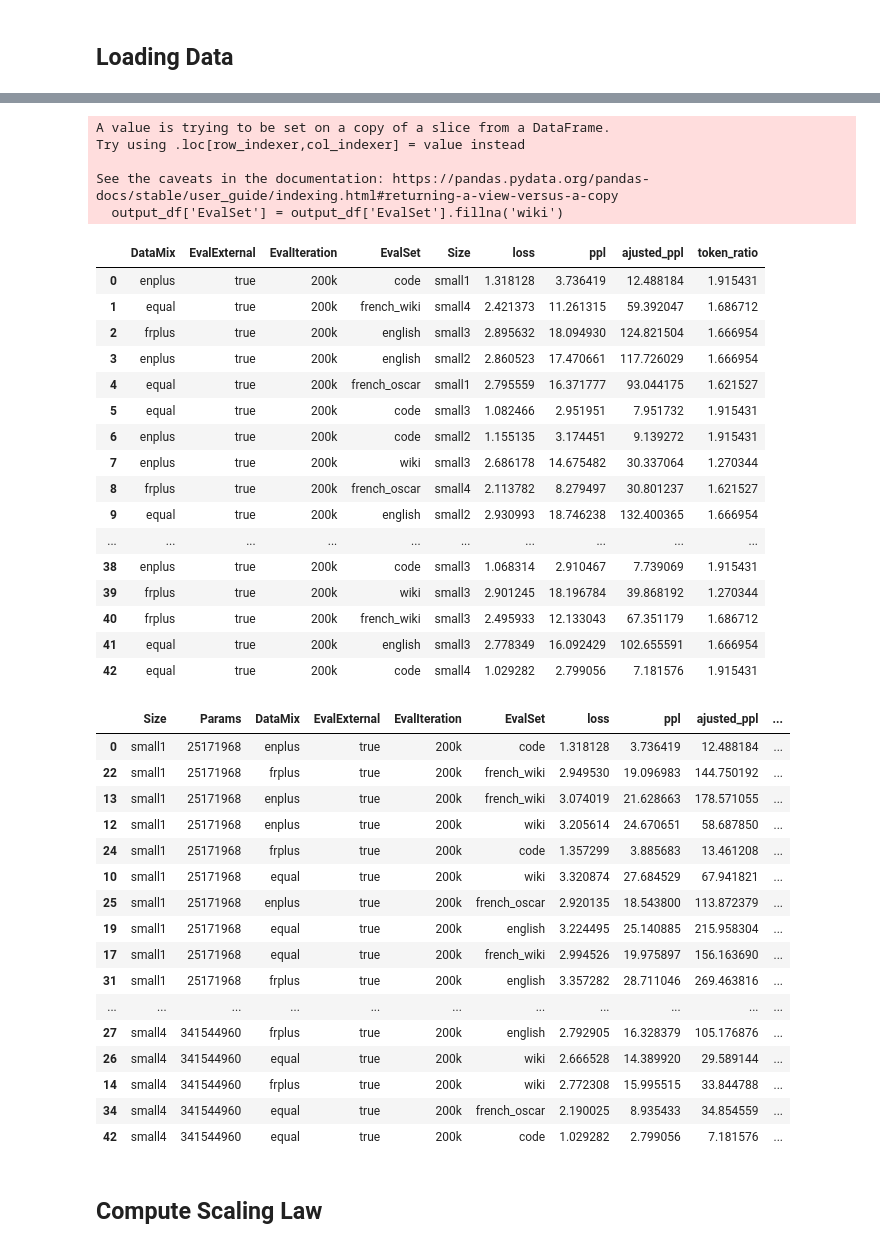
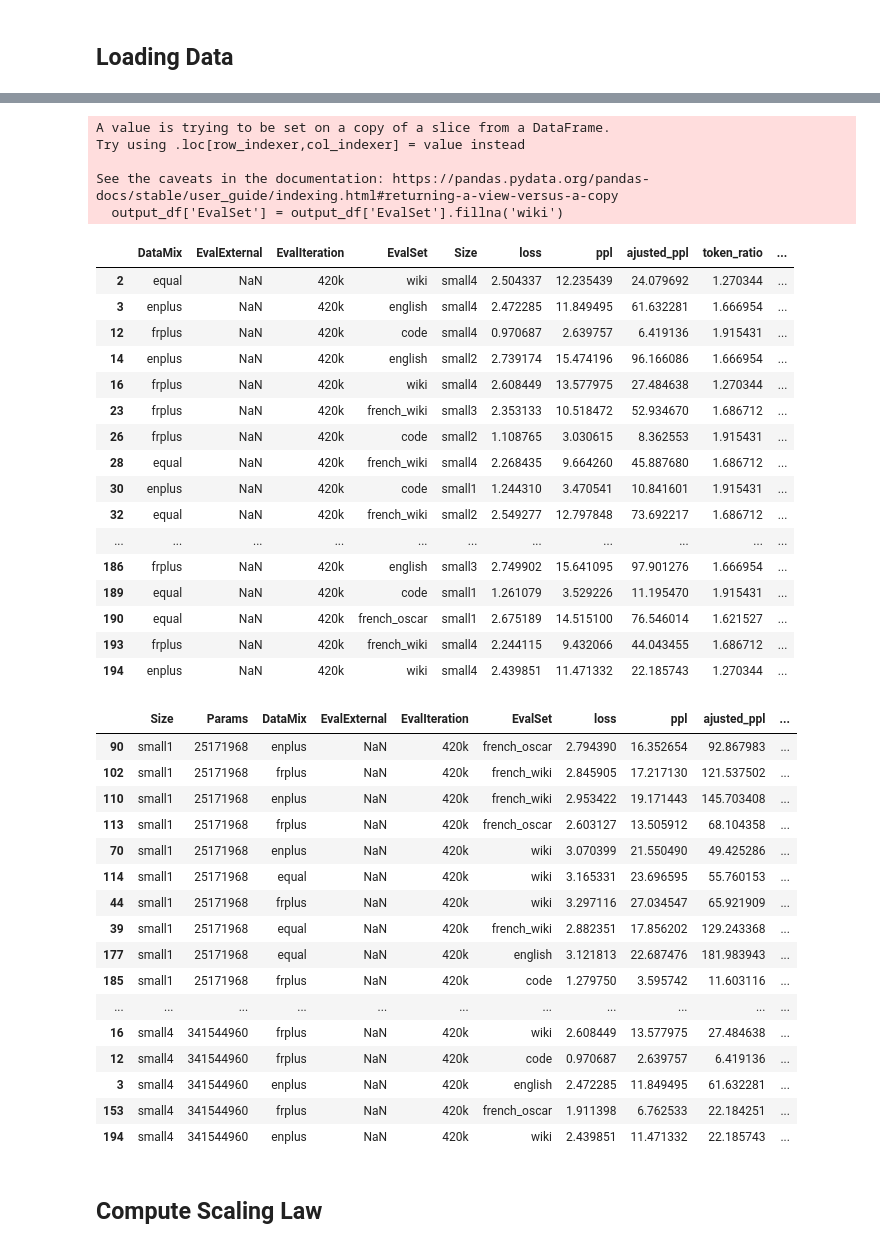
Before and after one commit to nightingal3/llm-pretraining-behaviours, a Jupyter notebook: notebooks/scaling.ipynb, the cells around one changed output, grey strips where cells are left out. Cells and saved outputs as stored; diff of their text form; code cells hidden in the pictures.

```diff
--- a/notebooks/scaling.ipynb
+++ b/notebooks/scaling.ipynb
@@ -82,35 +85,35 @@ Missing results file: /home/patrick/croissllm-evalouts/Eval/DataMix.enplus+EvalE
 # %%
 # replace NaNs with some and get of fixed step
 # output_df['EvalSet'] = output_df['EvalSet'].fillna('wiki')
-STEP="200k"
+STEP="420k"
 output_df['DataMix'] = output_df['DataMix'].fillna('equal')
 output_df = output_df[output_df['EvalIteration'] == STEP]
 #output_df['EvalSet'] = 'wiki'
 output_df['EvalSet'] = output_df['EvalSet'].fillna('wiki')
 output_df
 # %% [output]
 A value is trying to be set on a copy of a slice from a DataFrame.
 Try using .loc[row_indexer,col_indexer] = value instead
 
 See the caveats in the documentation: https://pandas.pydata.org/pandas-docs/stable/user_guide/indexing.html#returning-a-view-versus-a-copy
   output_df['EvalSet'] = output_df['EvalSet'].fillna('wiki')
-|  | DataMix | EvalExternal | EvalIteration | EvalSet | Size | loss | ppl | ajusted_ppl | token_ratio |
-| 0 | enplus | true | 200k | code | small1 | 1.318128 | 3.736419 | 12.488184 | 1.915431 |
-| 1 | equal | true | 200k | french_wiki | small4 | 2.421373 | 11.261315 | 59.392047 | 1.686712 |
-| 2 | frplus | true | 200k | english | small3 | 2.895632 | 18.094930 | 124.821504 | 1.666954 |
-| 3 | enplus | true | 200k | english | small2 | 2.860523 | 17.470661 | 117.726029 | 1.666954 |
-| 4 | equal | true | 200k | french_oscar | small1 | 2.795559 | 16.371777 | 93.044175 | 1.621527 |
-| 5 | equal | true | 200k | code | small3 | 1.082466 | 2.951951 | 7.951732 | 1.915431 |
-| 6 | enplus | true | 200k | code | small2 | 1.155135 | 3.174451 | 9.139272 | 1.915431 |
-| 7 | enplus | true | 200k | wiki | small3 | 2.686178 | 14.675482 | 30.337064 | 1.270344 |
-| 8 | frplus | true | 200k | french_oscar | small4 | 2.113782 | 8.279497 | 30.801237 | 1.621527 |
-| 9 | equal | true | 200k | english | small2 | 2.930993 | 18.746238 | 132.400365 | 1.666954 |
-| ... | ... | ... | ... | ... | ... | ... | ... | ... | ... |
-| 38 | enplus | true | 200k | code | small3 | 1.068314 | 2.910467 | 7.739069 | 1.915431 |
-| 39 | frplus | true | 200k | wiki | small3 | 2.901245 | 18.196784 | 39.868192 | 1.270344 |
-| 40 | frplus | true | 200k | french_wiki | small3 | 2.495933 | 12.133043 | 67.351179 | 1.686712 |
-| 41 | equal | true | 200k | english | small3 | 2.778349 | 16.092429 | 102.655591 | 1.666954 |
-| 42 | equal | true | 200k | code | small4 | 1.029282 | 2.799056 | 7.181576 | 1.915431 |
+|  | DataMix | EvalExternal | EvalIteration | EvalSet | Size | loss | ppl | ajusted_ppl | token_ratio | ... |
+| 2 | equal | NaN | 420k | wiki | small4 | 2.504337 | 12.235439 | 24.079692 | 1.270344 | ... |
+| 3 | enplus | NaN | 420k | english | small4 | 2.472285 | 11.849495 | 61.632281 | 1.666954 | ... |
+| 12 | frplus | NaN | 420k | code | small4 | 0.970687 | 2.639757 | 6.419136 | 1.915431 | ... |
+| 14 | enplus | NaN | 420k | english | small2 | 2.739174 | 15.474196 | 96.166086 | 1.666954 | ... |
+| 16 | frplus | NaN | 420k | wiki | small4 | 2.608449 | 13.577975 | 27.484638 | 1.270344 | ... |
+| 23 | frplus | NaN | 420k | french_wiki | small3 | 2.353133 | 10.518472 | 52.934670 | 1.686712 | ... |
+| 26 | frplus | NaN | 420k | code | small2 | 1.108765 | 3.030615 | 8.362553 | 1.915431 | ... |
+| 28 | equal | NaN | 420k | french_wiki | small4 | 2.268435 | 9.664260 | 45.887680 | 1.686712 | ... |
+| 30 | enplus | NaN | 420k | code | small1 | 1.244310 | 3.470541 | 10.841601 | 1.915431 | ... |
+| 32 | equal | NaN | 420k | french_wiki | small2 | 2.549277 | 12.797848 | 73.692217 | 1.686712 | ... |
+| ... | ... | ... | ... | ... | ... | ... | ... | ... | ... | ... |
+| 186 | frplus | NaN | 420k | english | small3 | 2.749902 | 15.641095 | 97.901276 | 1.666954 | ... |
+| 189 | equal | NaN | 420k | code | small1 | 1.261079 | 3.529226 | 11.195470 | 1.915431 | ... |
+| 190 | equal | NaN | 420k | french_oscar | small1 | 2.675189 | 14.515100 | 76.546014 | 1.621527 | ... |
+| 193 | frplus | NaN | 420k | french_wiki | small4 | 2.244115 | 9.432066 | 44.043455 | 1.686712 | ... |
+| 194 | enplus | NaN | 420k | wiki | small4 | 2.439851 | 11.471332 | 22.185743 | 1.270344 | ... |
 # %%
 import yaml
 
@@ -165,22 +168,22 @@ scaling_df = get_scaling_df(output_df)
 scaling_df
 # %% [output]
 |  | Size | Params | DataMix | EvalExternal | EvalIteration | EvalSet | loss | ppl | ajusted_ppl | ... |
-| 0 | small1 | 25171968 | enplus | true | 200k | code | 1.318128 | 3.736419 | 12.488184 | ... |
-| 22 | small1 | 25171968 | frplus | true | 200k | french_wiki | 2.949530 | 19.096983 | 144.750192 | ... |
-| 13 | small1 | 25171968 | enplus | true | 200k | french_wiki | 3.074019 | 21.628663 | 178.571055 | ... |
-| 12 | small1 | 25171968 | enplus | true | 200k | wiki | 3.205614 | 24.670651 | 58.687850 | ... |
-| 24 | small1 | 25171968 | frplus | true | 200k | code | 1.357299 | 3.885683 | 13.461208 | ... |
-| 10 | small1 | 25171968 | equal | true | 200k | wiki | 3.320874 | 27.684529 | 67.941821 | ... |
-| 25 | small1 | 25171968 | enplus | true | 200k | french_oscar | 2.920135 | 18.543800 | 113.872379 | ... |
-| 19 | small1 | 25171968 | equal | true | 200k | english | 3.224495 | 25.140885 | 215.958304 | ... |
-| 17 | small1 | 25171968 | equal | true | 200k | french_wiki | 2.994526 | 19.975897 | 156.163690 | ... |
-| 31 | small1 | 25171968 | frplus | true | 200k | english | 3.357282 | 28.711046 | 269.463816 | ... |
+| 90 | small1 | 25171968 | enplus | NaN | 420k | french_oscar | 2.794390 | 16.352654 | 92.867983 | ... |
+| 102 | small1 | 25171968 | frplus | NaN | 420k | french_wiki | 2.845905 | 17.217130 | 121.537502 | ... |
+| 110 | small1 | 25171968 | enplus | NaN | 420k | french_wiki | 2.953422 | 19.171443 | 145.703408 | ... |
+| 113 | small1 | 25171968 | frplus | NaN | 420k | french_oscar | 2.603127 | 13.505912 | 68.104358 | ... |
+| 70 | small1 | 25171968 | enplus | NaN | 420k | wiki | 3.070399 | 21.550490 | 49.425286 | ... |
+| 114 | small1 | 25171968 | equal | NaN | 420k | wiki | 3.165331 | 23.696595 | 55.760153 | ... |
+| 44 | small1 | 25171968 | frplus | NaN | 420k | wiki | 3.297116 | 27.034547 | 65.921909 | ... |
+| 39 | small1 | 25171968 | equal | NaN | 420k | french_wiki | 2.882351 | 17.856202 | 129.243368 | ... |
+| 177 | small1 | 25171968 | equal | NaN | 420k | english | 3.121813 | 22.687476 | 181.983943 | ... |
+| 185 | small1 | 25171968 | frplus | NaN | 420k | code | 1.279750 | 3.595742 | 11.603116 | ... |
 | ... | ... | ... | ... | ... | ... | ... | ... | ... | ... | ... |
-| 27 | small4 | 341544960 | frplus | true | 200k | english | 2.792905 | 16.328379 | 105.176876 | ... |
-| 26 | small4 | 341544960 | equal | true | 200k | wiki | 2.666528 | 14.389920 | 29.589144 | ... |
-| 14 | small4 | 341544960 | frplus | true | 200k | wiki | 2.772308 | 15.995515 | 33.844788 | ... |
-| 34 | small4 | 341544960 | equal | true | 200k | french_oscar | 2.190025 | 8.935433 | 34.854559 | ... |
-| 42 | small4 | 341544960 | equal | true | 200k | code | 1.029282 | 2.799056 | 7.181576 | ... |
+| 16 | small4 | 341544960 | frplus | NaN | 420k | wiki | 2.608449 | 13.577975 | 27.484638 | ... |
+| 12 | small4 | 341544960 | frplus | NaN | 420k | code | 0.970687 | 2.639757 | 6.419136 | ... |
+| 3 | small4 | 341544960 | enplus | NaN | 420k | english | 2.472285 | 11.849495 | 61.632281 | ... |
+| 153 | small4 | 341544960 | frplus | NaN | 420k | french_oscar | 1.911398 | 6.762533 | 22.184251 | ... |
+| 194 | small4 | 341544960 | enplus | NaN | 420k | wiki | 2.439851 | 11.471332 | 22.185743 | ... |
 # %% [markdown]
 ## Compute Scaling Law
 # %%
```
Also changed, not shown: parts of 3 cells of this notebook, 5 other files.
